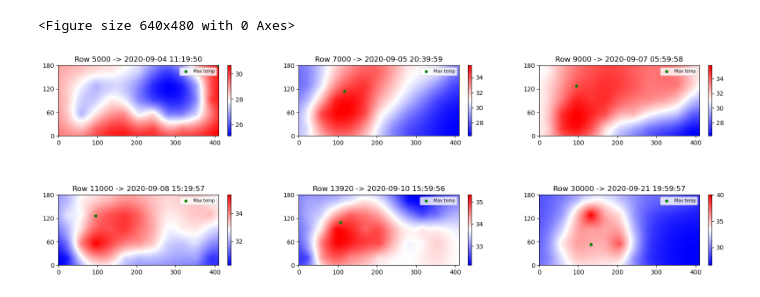
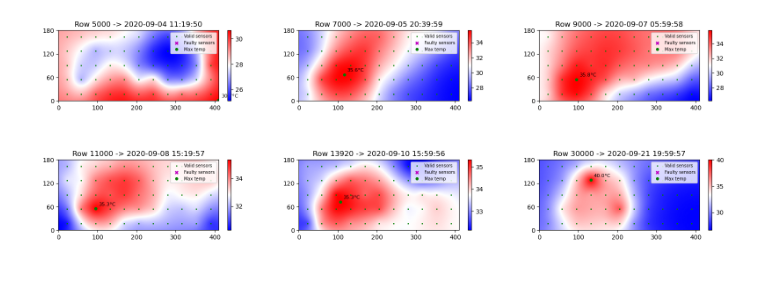
Before and after one commit to epfl-mobots/ABCThermalPlots, a Jupyter notebook: sandbox.ipynb, the cells around one changed output. Saved outputs shown, nothing was run; the diff lists cells and outputs as text; code cells hidden in the pictures.

```diff
--- a/sandbox.ipynb
+++ b/sandbox.ipynb
@@ -166,26 +80,8 @@ Max temp at 316, 1 for row 6000 [tmax = 32.34754805521683]
 # %%
 # Exploring the data from end of summer 2020
-
 file_path = '/Users/cyrilmonette/Library/CloudStorage/SynologyDrive-data/20.07-20.12_observation_OH/Thermal meas/brood_2020_09.dat'
-
-try:
-    # Assuming data is in a structured format like CSV or similar
-    df = pd.read_csv(file_path, delimiter=',', skiprows=1, header=None)
-    # make the columns as being : datetime, 64 columns for sensor data and potentially one column for validity
-    df.columns = ['datetime'] + [f't{i:02d}' for i in range(64)] + ['validity']
-    df.set_index('datetime', inplace=True)
-    print(df)
-
-except FileNotFoundError:
-    print(f"File '{file_path}' not found.")
-except Exception as e:
-    print(f"An error occurred: {e}")
-
-# fetch the first line of the .dat file
-with open(file_path, 'r') as file:
-    first_line = file.readline()
-    print("First line (not in df) = " + first_line)
+temperatures, _ = tu.readFromFile(file_path)
 
 #tu.preview(df, show_sensors=False, vmin=20, vmax=35)
-tu.preview(df, show_sensors=False, rows=[5000, 7000, 9000, 11000, 13920, 30000])
+tu.preview(temperatures, show_sensors=True, rows=[5000, 7000, 9000, 11000, 13920, 30000])
 # %% [output]
@@ -209,3 +96,2 @@ Max temp at 132, 53 for row 30000 [tmax = 40.007312364498326]
-<Figure size 640x480 with 0 Axes>
-[figure, old version]
+[figure, new version]
 # %% [markdown]
```
Also changed, not shown: parts of 14 cells of this notebook, 1 other file.
